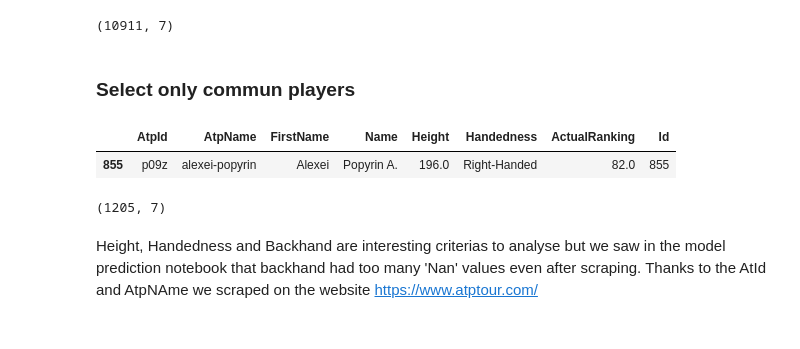
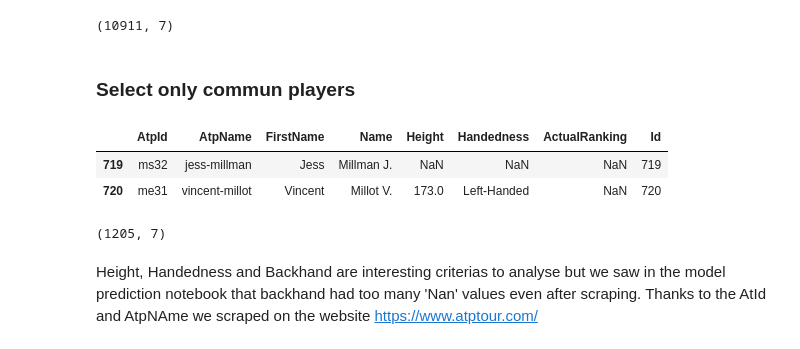
Before and after one commit to pmecchia/atp_matches, a Jupyter notebook: Clean Notebook.ipynb, the cells around one changed output. Cells and saved outputs as stored; diff of their text form; code cells hidden in the pictures.

```diff
--- a/Clean Notebook.ipynb
+++ b/Clean Notebook.ipynb
@@ -234,10 +235,11 @@ print(df_players.shape)
 # %%
 df_selected_players=df_total_players[df_total_players["Name"].isin(df_betting_players['Winner'])| df_total_players["Name"].isin(df_betting_players['Loser'])].reset_index(drop=True)
 # %%
-df_selected_players[df_selected_players["Name"].str.contains("Popyrin")]
+df_selected_players[df_selected_players["Name"].str.contains("Mill")]
 # %% [output]
 |  | AtpId | AtpName | FirstName | Name | Height | Handedness | ActualRanking | Id |
-| 855 | p09z | alexei-popyrin | Alexei | Popyrin A. | 196.0 | Right-Handed | 82.0 | 855 |
+| 719 | ms32 | jess-millman | Jess | Millman J. | NaN | NaN | NaN | 719 |
+| 720 | me31 | vincent-millot | Vincent | Millot V. | 173.0 | Left-Handed | NaN | 720 |
 # %%
 print(df_selected_players.shape)
 # %% [output]
```
Also changed, not shown: parts of 11 cells of this notebook.
